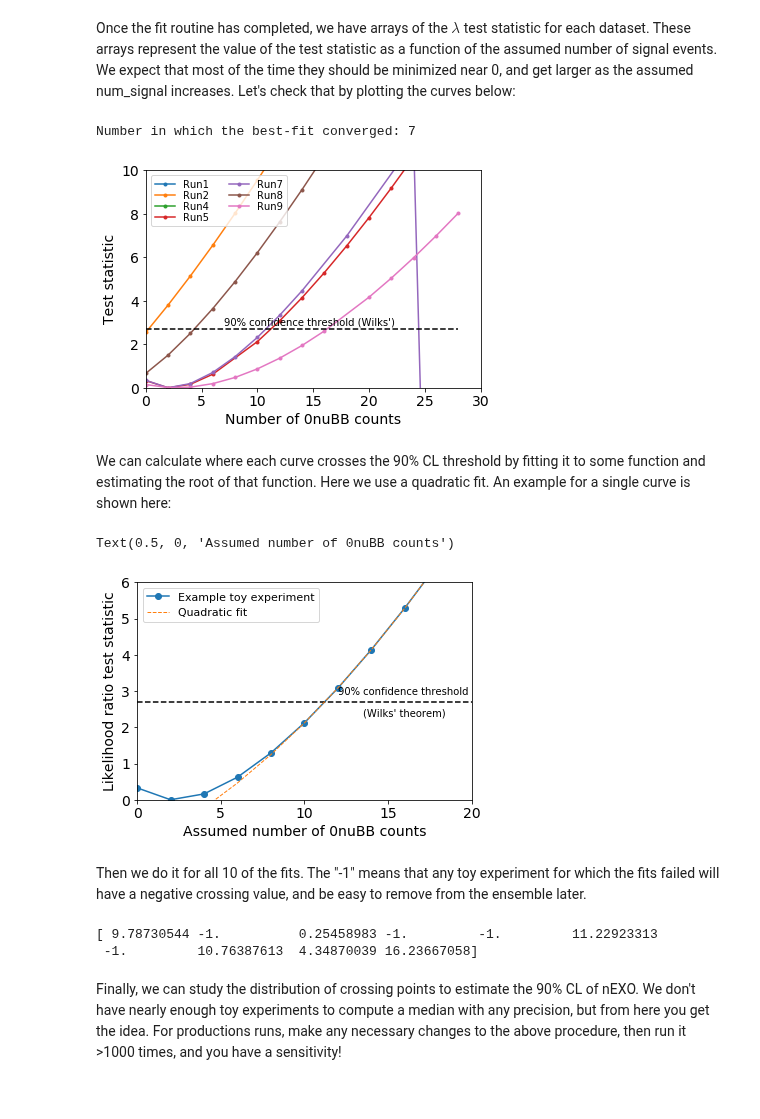
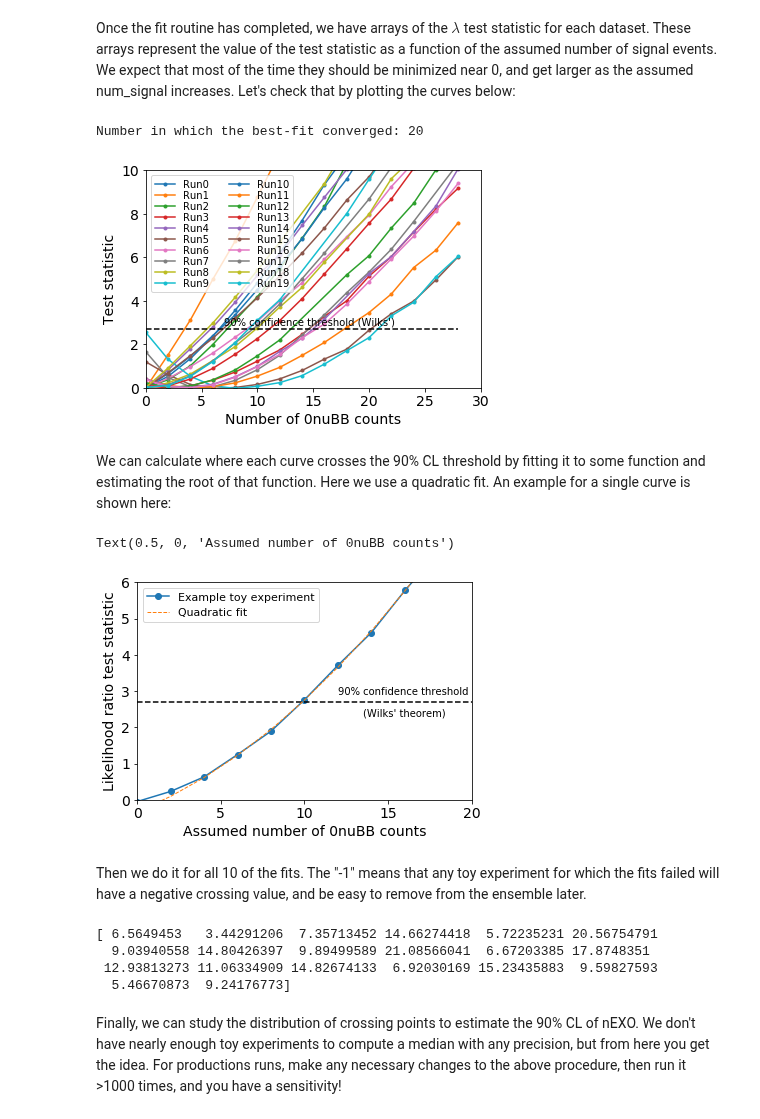
Before and after one commit to YMTheory/sensitivity, a Jupyter notebook: work/Sensitivity Calculation Tutorial.ipynb, the cells around one changed output. Cells and saved outputs as stored; diff of their text form; code cells hidden in the pictures.

Commit message:
Added code to allow constraints and set limits on parameters in the fit. Changed tutorial accordingly.

```diff
--- a/work/Sensitivity Calculation Tutorial.ipynb
+++ b/work/Sensitivity Calculation Tutorial.ipynb
@@ -600,6 +690,8 @@ Then, we execute a loop 10 times, where each time we generate a new toy dataset
 # %%
 import time
 start = time.time() # Just for benchmarking
+
+VERBOSE = False
 
 for j in range(0,num_datasets):
 
@@ -612,28 +704,34 @@ for j in range(0,num_datasets):
     likelihood.model_obj.GenerateModelDistribution()
     likelihood.AddDataset( likelihood.model_obj.GenerateDataset() )
 
-    # Set the error on the bb0n counts to 1.0, since it's poorly
-    # constrained.
-    signal_idx = likelihood.GetVariableIndex( 'Num_FullLXeBb0n' )
-    likelihood.SetFractionalMinuitError('Bb0n' , 1/initial_values[signal_idx] )
 
     # Fix the Co60 paramter, since it's underconstrained and can lead to failures
     # the fit convergence.
     likelihood.SetAllVariablesFloating()
     likelihood.SetVariableFixStatus('Num_FullTPC_Co60',True)
-
-    #likelihood.PrintVariableList()
+    if VERBOSE:
+        likelihood.PrintVariableList()
 
     m = Minuit.from_array_func( NegLogLikelihood, \
-                            initial_values, \
+                            np.random.randn(len(initial_values))*initial_values*0.01 + initial_values, \
                             error = likelihood.GetMinuitErrorTuple(), \
                             fix   = likelihood.GetVariableFixTuple(), \
                             name  = likelihood.GetVariableNamesTuple(), \
+                            limit = likelihood.GetVariableLimitsTuple(), \
                             errordef = 0.5 )
     m.migrad()
+
     nll_best = m.fval
-    if not m.get_fmin()['is_valid']:
-        best_fit_converged[j] = False
+    if VERBOSE:
+            print('\nBest fit:')
+            print('\tIs valid? {}'.format(m.get_fmin()['is_valid']))
+            print('\tAccurate covariance? {}'.format(m.get_fmin()['has_accurate_covar']))
+            print('\tForced pos def covariance? {}'.format(m.get_fmin()['has_made_posdef_covar']))
+
+    if (not m.get_fmin()['is_valid']): # or \
+       #(not m.get_fmin()['has_accurate_covar']) or \
+       #(m.get_fmin()['has_made_posdef_covar']):
+            best_fit_converged[j] = False
 
 
     for i in (range(0,num_hypotheses)):
@@ -647,15 +745,26 @@ for j in range(0,num_datasets):
         likelihood.SetVariableFixStatus('Bb0n',True)
 
         m = Minuit.from_array_func( NegLogLikelihood, \
-                            initial_values, \
+                            np.random.randn(len(initial_values))*initial_values*0.01 + initial_values, \
                             error = likelihood.GetMinuitErrorTuple(), \
                             fix   = likelihood.GetVariableFixTuple(), \
                             name  = likelihood.GetVariableNamesTuple(), \
+                            limit = likelihood.GetVariableLimitsTuple(), \
                             errordef = 0.5 )
         m.migrad()
+
         lambdas[j,i] = 2*(m.fval - nll_best)
-        if not m.get_fmin()['is_valid']:
-            converged_mask[j][i] = False
+        if VERBOSE:
+            print('\nLambda = {:3.3}'.format(lambdas[j,i]))
+            print('\tIs valid? {}'.format(m.get_fmin()['is_valid']))
+            print('\tAccurate covariance? {}'.format(m.get_fmin()['has_accurate_covar']))
+            print('\tForced pos def covariance? {}'.format(m.get_fmin()['has_made_posdef_covar']))
+
+
+        if (not m.get_fmin()['is_valid']): # or \
+           #(not m.get_fmin()['has_accurate_covar']) or \
+           #(m.get_fmin()['has_made_posdef_covar']):
+                converged_mask[j][i] = False
 
     print('\t{} fits converged ({:4.4}%)'.format( np.sum(converged_mask[j]), \
                                 100.*np.sum(converged_mask[j])/len(converged_mask[j])) )
@@ -682,26 +791,26 @@ Elapsed: 510.6s
 # %% [markdown]
 Once the fit routine has completed, we have arrays of the $\lambda$ test statistic for each dataset. These arrays represent the value of the test statistic as a function of the assumed number of signal events. We expect that most of the time they should be minimized near 0, and get larger as the assumed num_signal increases. Let's check that by plotting the curves below:
 # %%
-for i in range(0,10):
+for i in range(0,20):
 
     # Note: I only plot points for which the fit converged.
     if best_fit_converged[i]:
         plt.plot(xvals[converged_mask[i]],lambdas[i][converged_mask[i]],'-o',label='Run{}'.format(i),markersize=3)
 
 plt.plot(xvals,np.ones(len(xvals))*2.706,'--k')
 plt.text(7.,2.9,'90% confidence threshold (Wilks\')',fontsize=10)
 plt.axis([0.,30.,0.,10.])
 plt.legend(loc='upper left',fontsize=10,ncol=2,labelspacing=0.1)
 plt.ylabel('Test statistic')
 plt.xlabel('Number of 0nuBB counts')
 print('Number in which the best-fit converged: {}'.format(np.sum(best_fit_converged)))
 # %% [output]
-Number in which the best-fit converged: 7
+Number in which the best-fit converged: 20
-[figure, old version]
+[figure, new version]
 # %% [markdown]
 We can calculate where each curve crosses the 90% CL threshold by fitting it to some function and estimating the root of that function. Here we use a quadratic fit. An example for a single curve is shown here:
 # %%
-curve_idx = 5 # Choose one of the curves, it doesn't matter which one
+curve_idx = 8 # Choose one of the curves, it doesn't matter which one
 
 plt.plot(xvals,lambdas[curve_idx],'-o',label='Example toy experiment')
 plt.plot(xvals,np.ones(len(xvals))*2.706,'--k')
@@ -722,13 +831,13 @@ plt.ylabel('Likelihood ratio test statistic')
 plt.xlabel('Assumed number of 0nuBB counts')
 # %% [output]
 Text(0.5, 0, 'Assumed number of 0nuBB counts')
-[figure, old version]
+[figure, new version]
 # %% [markdown]
 Then we do it for all 10 of the fits. The "-1" means that any toy experiment for which the fits failed will have a negative crossing value, and be easy to remove from the ensemble later.
 # %%
-crossings = np.zeros(10) - 1.
+crossings = np.zeros(20) - 1.
 
-for i in range(0,10):
+for i in range(0,20):
 
         # only fit around the threhsold...
         mask = (lambdas[i]>1.)&(lambdas[i]<7.)&converged_mask[i]
@@ -739,8 +848,10 @@ for i in range(0,10):
 
 print(crossings)
 # %% [output]
-[ 9.78730544 -1.          0.25458983 -1.         -1.         11.22923313
- -1.         10.76387613  4.34870039 16.23667058]
+[ 6.5649453   3.44291206  7.35713452 14.66274418  5.72235231 20.56754791
+  9.03940558 14.80426397  9.89499589 21.08566041  6.67203385 17.8748351
+ 12.93813273 11.06334909 14.82674133  6.92030169 15.23435883  9.59827593
+  5.46670873  9.24176773]
 # %% [markdown]
 Finally, we can study the distribution of crossing points to estimate the 90% CL of nEXO. We don't have nearly enough toy experiments to compute a median with any precision, but from here you get the idea. For productions runs, make any necessary changes to the above procedure, then run it >1000 times, and you have a sensitivity!
 # %%
```
Also changed, not shown: parts of 18 cells of this notebook, 1 other file.
